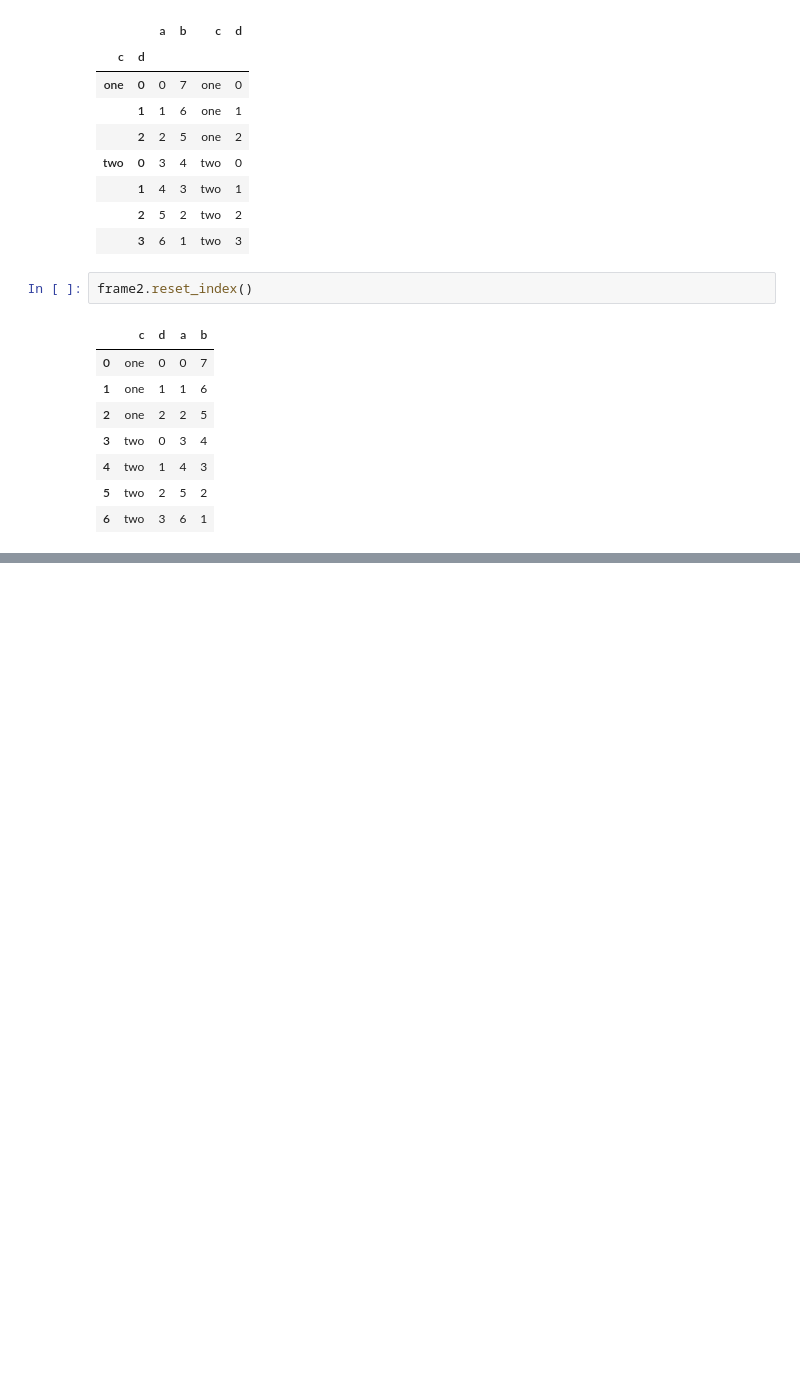
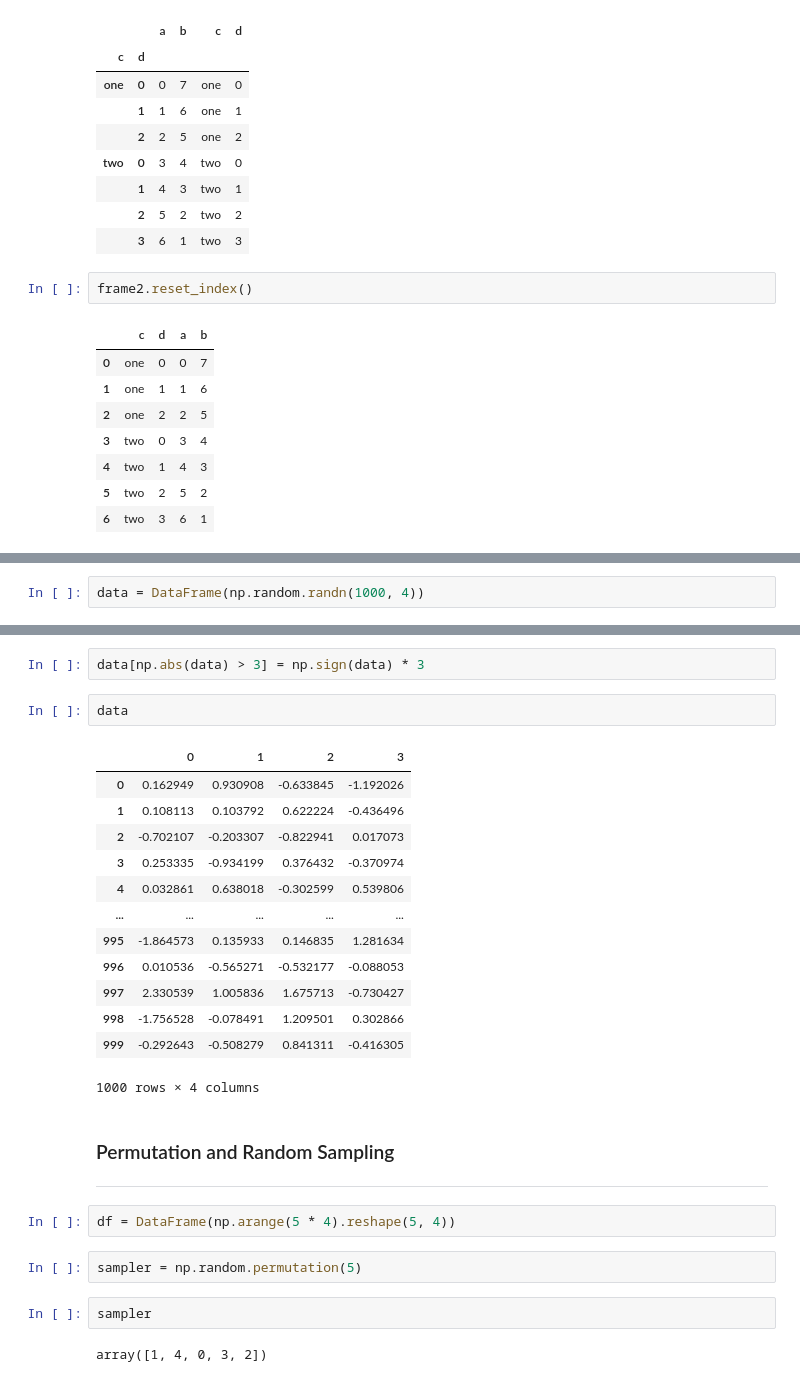
Before and after one commit to Kaushal1011/machine-learning, a Jupyter notebook: src/analytics/pandas-primer.ipynb, the cells around one changed output, grey strips where cells are left out. Cells and saved outputs as stored; diff of their text form; blank space fills up the shorter version.

```diff
--- a/src/analytics/pandas-primer.ipynb
+++ b/src/analytics/pandas-primer.ipynb
@@ -1785,0 +2436,2 @@ frame2.reset_index()
+# %%
+data = DataFrame(np.random.randn(1000, 4))
@@ -1785,0 +2450,29 @@ frame2.reset_index()
+# %%
+data[np.abs(data) > 3] = np.sign(data) * 3
+# %%
+data
+# %% [output]
+|  | 0 | 1 | 2 | 3 |
+| 0 | 0.162949 | 0.930908 | -0.633845 | -1.192026 |
+| 1 | 0.108113 | 0.103792 | 0.622224 | -0.436496 |
+| 2 | -0.702107 | -0.203307 | -0.822941 | 0.017073 |
+| 3 | 0.253335 | -0.934199 | 0.376432 | -0.370974 |
+| 4 | 0.032861 | 0.638018 | -0.302599 | 0.539806 |
+| ... | ... | ... | ... | ... |
+| 995 | -1.864573 | 0.135933 | 0.146835 | 1.281634 |
+| 996 | 0.010536 | -0.565271 | -0.532177 | -0.088053 |
+| 997 | 2.330539 | 1.005836 | 1.675713 | -0.730427 |
+| 998 | -1.756528 | -0.078491 | 1.209501 | 0.302866 |
+| 999 | -0.292643 | -0.508279 | 0.841311 | -0.416305 |
+1000 rows × 4 columns
+# %% [markdown]
+### Permutation and Random Sampling
+---
+# %%
+df = DataFrame(np.arange(5 * 4).reshape(5, 4))
+# %%
+sampler = np.random.permutation(5)
+# %%
+sampler
+# %% [output]
+array([1, 4, 0, 3, 2])
```
Also changed, not shown: parts of 134 cells of this notebook, 1 other file.
